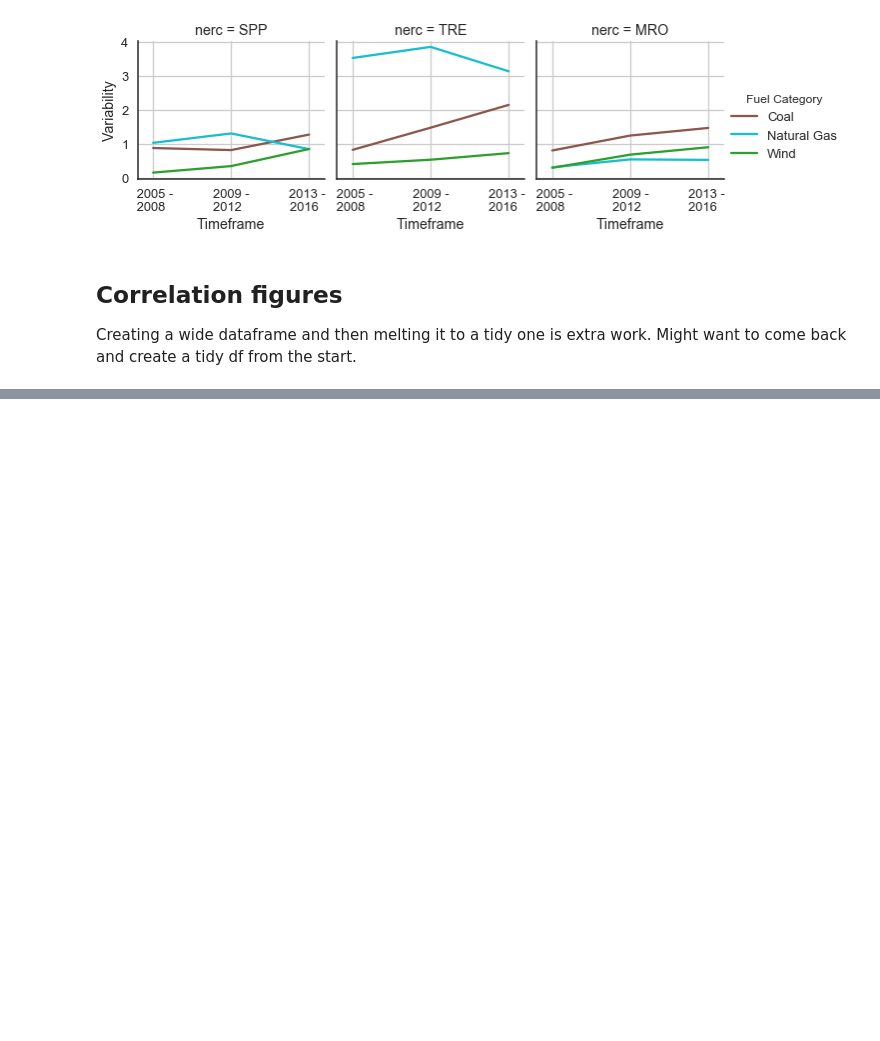
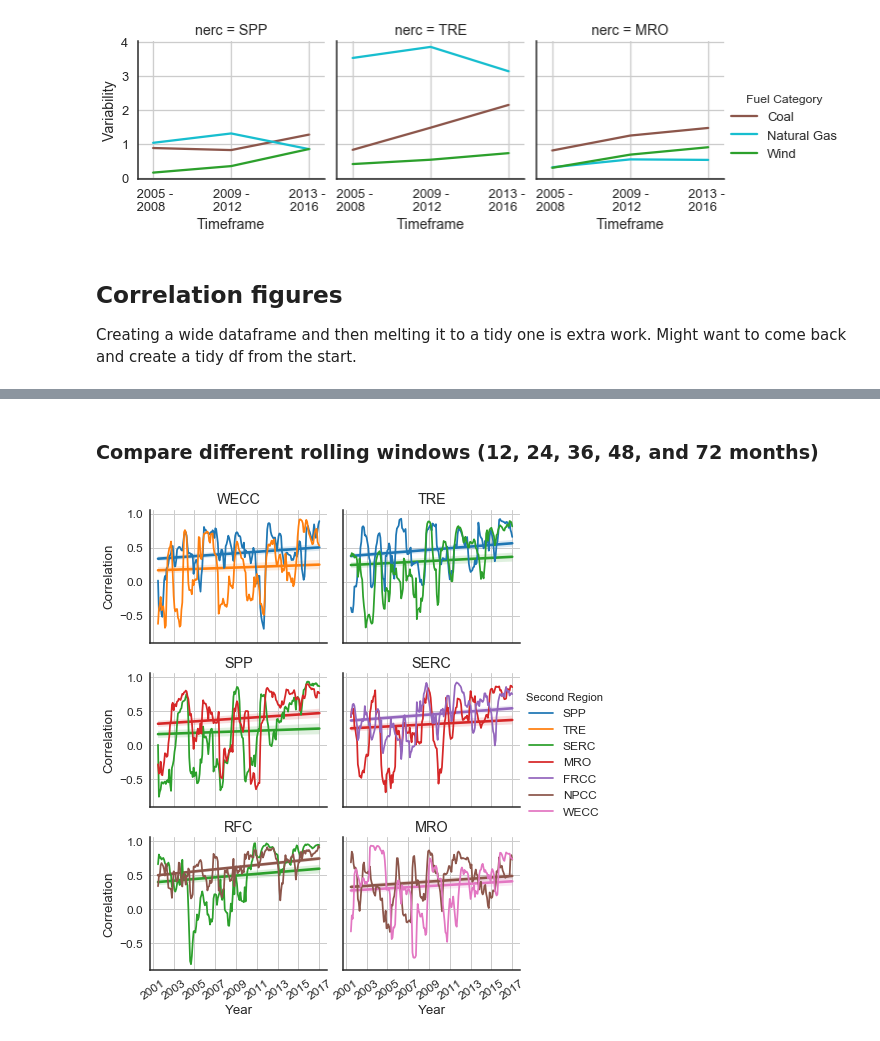
Before and after one commit to gschivley/carbon-index, a Jupyter notebook: Notebooks/Paper figures.ipynb, the cells around one changed output, grey strips where cells are left out. Cells and saved outputs as stored; diff of their text form; code cells hidden in the pictures; blank space fills up the shorter version.

```diff
--- a/Notebooks/Paper figures.ipynb
+++ b/Notebooks/Paper figures.ipynb
@@ -342,0 +426,6 @@ index.head()
+# %% [markdown]
+### Compare different rolling windows (12, 24, 36, 48, and 72 months)
+# %%
+rolling_corr_plot(index, region_pairs=region_pairs, window=12)
+# %% [output]
+[figure, added]
```
Also changed, not shown: parts of 16 cells of this notebook.
